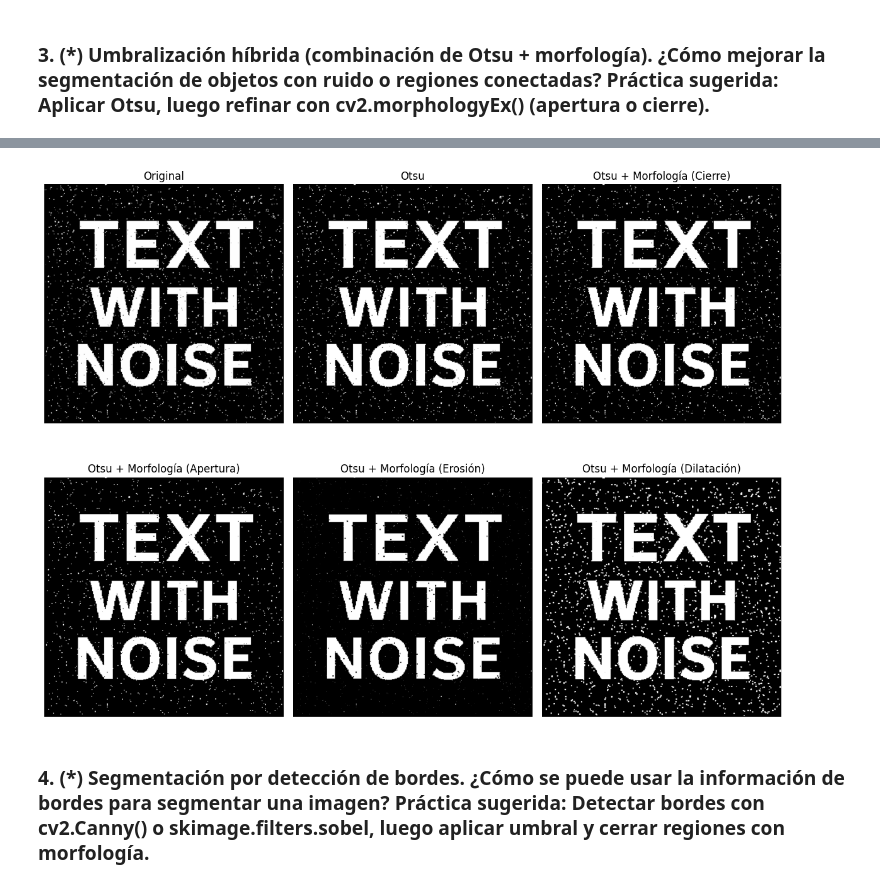
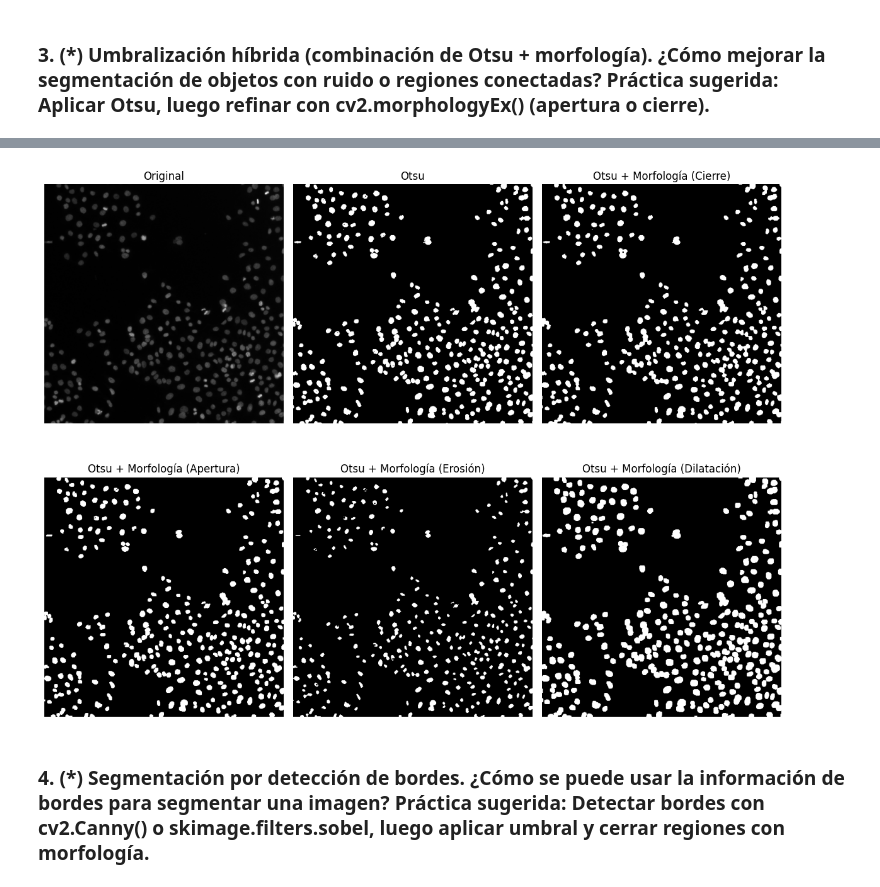
Before and after one commit to Yeu07/Image-Processing, a Jupyter notebook: TP5/TP5.ipynb, the cells around one changed output, grey strips where cells are left out. Cells and saved outputs as stored; diff of their text form; code cells hidden in the pictures.

```diff
--- a/TP5/TP5.ipynb
+++ b/TP5/TP5.ipynb
@@ -14,29 +26,29 @@ from skimage.data import human_mitosis
 # %%
-#render = cv2.imread('./img/render0036.png',cv2.IMREAD_GRAYSCALE)
 
-render =cv2.imread('./img/bin2.png',cv2.IMREAD_GRAYSCALE)
+# Load human mitosis image from skimage
+render = human_mitosis()
 
 # Apply Otsu
 _, otsu_thresh = cv2.threshold(render, 0, 255, cv2.THRESH_BINARY + cv2.THRESH_OTSU)
 
 # Refine with Morphology
 kernel = np.ones((3, 3), np.uint8)
 refined_otsu_close = cv2.morphologyEx(otsu_thresh, cv2.MORPH_CLOSE, kernel)
 refined_otsu_open = cv2.morphologyEx(otsu_thresh, cv2.MORPH_OPEN, kernel)
 refined_otsu_erode = cv2.morphologyEx(otsu_thresh, cv2.MORPH_ERODE, kernel)
 refined_otsu_dilate = cv2.morphologyEx(otsu_thresh, cv2.MORPH_DILATE, kernel)
 
 plt.figure(figsize=(12, 10))
 plt.subplot(231), plt.imshow(render, cmap='gray'), plt.title('Original'), plt.axis('off')
 plt.subplot(232), plt.imshow(otsu_thresh, cmap='gray'), plt.title('Otsu'), plt.axis('off')
 plt.subplot(233), plt.imshow(refined_otsu_close, cmap='gray'), plt.title('Otsu + Morfología (Cierre)'), plt.axis('off')
 
 plt.subplot(234), plt.imshow(refined_otsu_open, cmap='gray'), plt.title('Otsu + Morfología (Apertura)'), plt.axis('off')
 plt.subplot(235), plt.imshow(refined_otsu_erode, cmap='gray'), plt.title('Otsu + Morfología (Erosión)'), plt.axis('off')
 plt.subplot(236), plt.imshow(refined_otsu_dilate, cmap='gray'), plt.title('Otsu + Morfología (Dilatación)'), plt.axis('off')
 plt.tight_layout()
 plt.show()
 # %% [output]
-[figure, old version]
+[figure, new version]
 # %% [markdown]
 ### 4. (*) Segmentación por detección de bordes. ¿Cómo se puede usar la información de bordes para segmentar una imagen? Práctica sugerida: Detectar bordes con cv2.Canny() o skimage.filters.sobel, luego aplicar umbral y cerrar regiones con morfologı́a.
```
Also changed, not shown: parts of 12 cells of this notebook, 3 other files.
